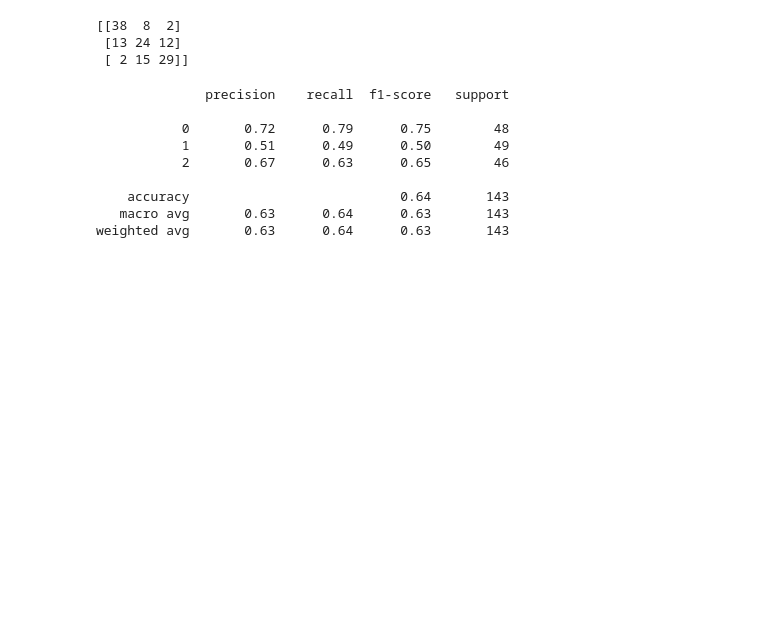
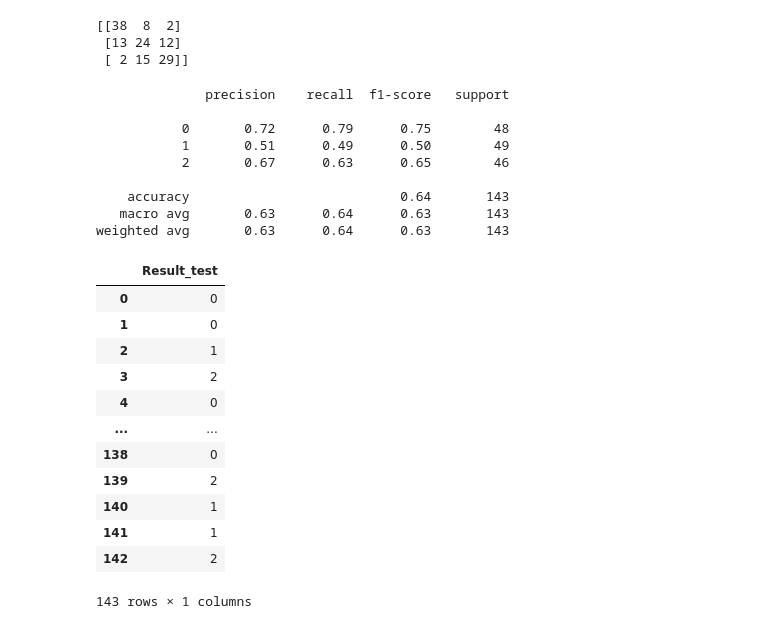
Before and after one commit to pant411/final_stat_pant, a Jupyter notebook: part3_1_RealFactor.ipynb, the cells around one changed output. Saved outputs shown, nothing was run; the diff lists cells and outputs as text; code cells hidden in the pictures; blank space fills up the shorter version.

```diff
--- a/part3_1_RealFactor.ipynb
+++ b/part3_1_RealFactor.ipynb
@@ -107,3 +107,20 @@ print(classification_report(y_test,y_predicted))
     accuracy                           0.64       143
    macro avg       0.63      0.64      0.63       143
 weighted avg       0.63      0.64      0.63       143
+# %%
+res2 = pd.DataFrame({"Result_test": y_predicted})
+res2
+# %% [output]
+|  | Result_test |
+| 0 | 0 |
+| 1 | 0 |
+| 2 | 1 |
+| 3 | 2 |
+| 4 | 0 |
+| ... | ... |
+| 138 | 0 |
+| 139 | 2 |
+| 140 | 1 |
+| 141 | 1 |
+| 142 | 2 |
+143 rows × 1 columns
```
Also changed, not shown: parts of 3 cells of this notebook, 10 other files.
